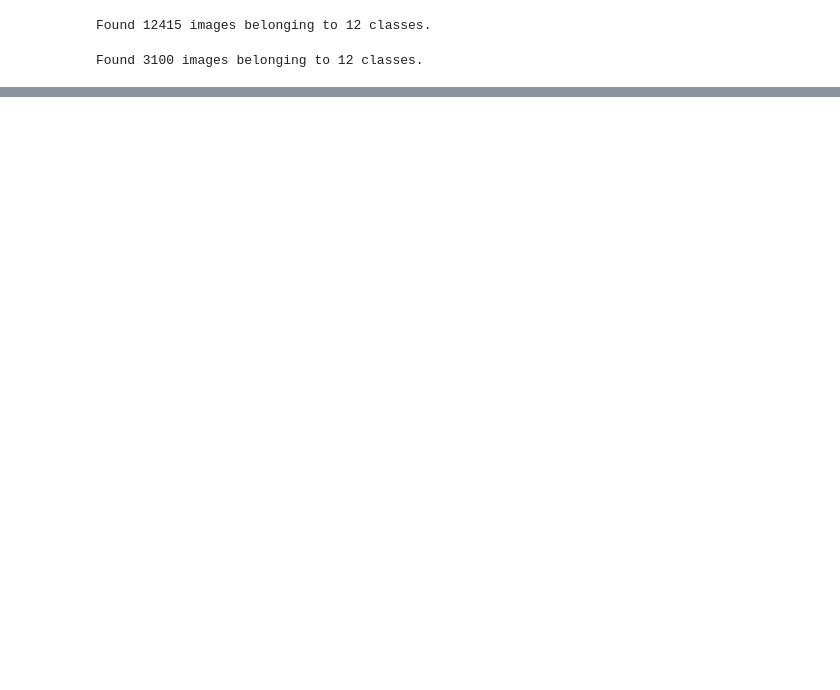
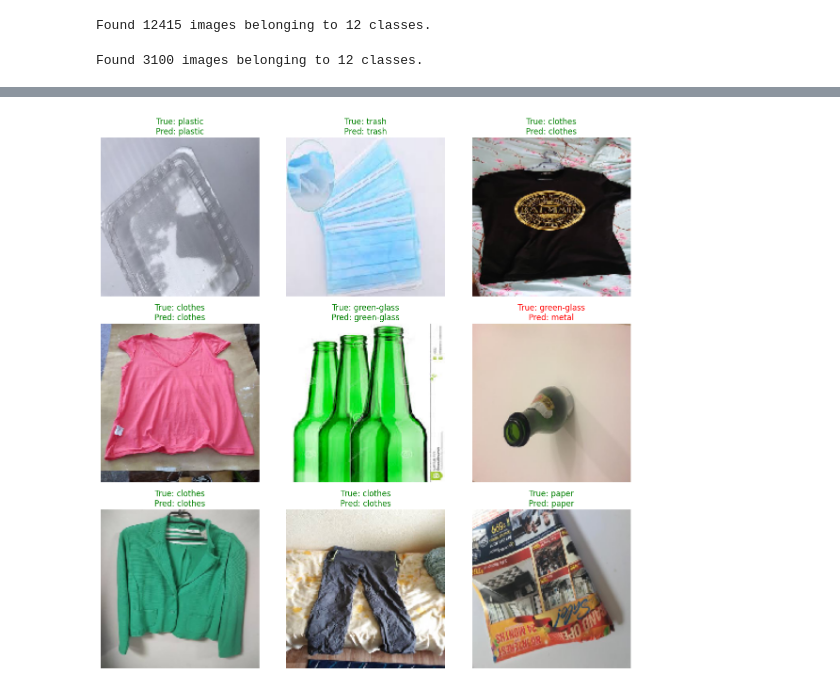
Before and after one commit to Winstone-Were/AI-Trash-Agent, a Jupyter notebook: trashclassifier.ipynb, the cells around one changed output, grey strips where cells are left out. Saved outputs shown, nothing was run; the diff lists cells and outputs as text; code cells hidden in the pictures; blank space fills up the shorter version.

```diff
--- a/trashclassifier.ipynb
+++ b/trashclassifier.ipynb
@@ -213,0 +327,21 @@ weighted avg       0.16      0.19      0.17      3100
+# %%
+def display_predictions(generator, model, num_images=9):
+    x_batch, y_batch = next(generator)
+    predictions = model.predict(x_batch)
+    predicted_classes = np.argmax(predictions, axis=1)
+    true_classes = np.argmax(y_batch, axis=1)
+
+    plt.figure(figsize=(12, 12))
+    for i in range(num_images):
+        plt.subplot(3, 3, i + 1)
+        plt.imshow(x_batch[i])
+        plt.axis('off')
+        true_label = list(generator.class_indices.keys())[true_classes[i]]
+        predicted_label = list(generator.class_indices.keys())[predicted_classes[i]]
+        color = 'green' if true_label == predicted_label else 'red'
+        plt.title(f"True: {true_label}\nPred: {predicted_label}", color=color)
+    plt.tight_layout()
+    plt.show()
+# %%
+display_predictions(val_generator, model)
+# %% [output]
@@ -213,0 +349 @@ weighted avg       0.16      0.19      0.17      3100
+[figure, added]
```
Also changed, not shown: parts of 25 cells of this notebook, 11 other files.
